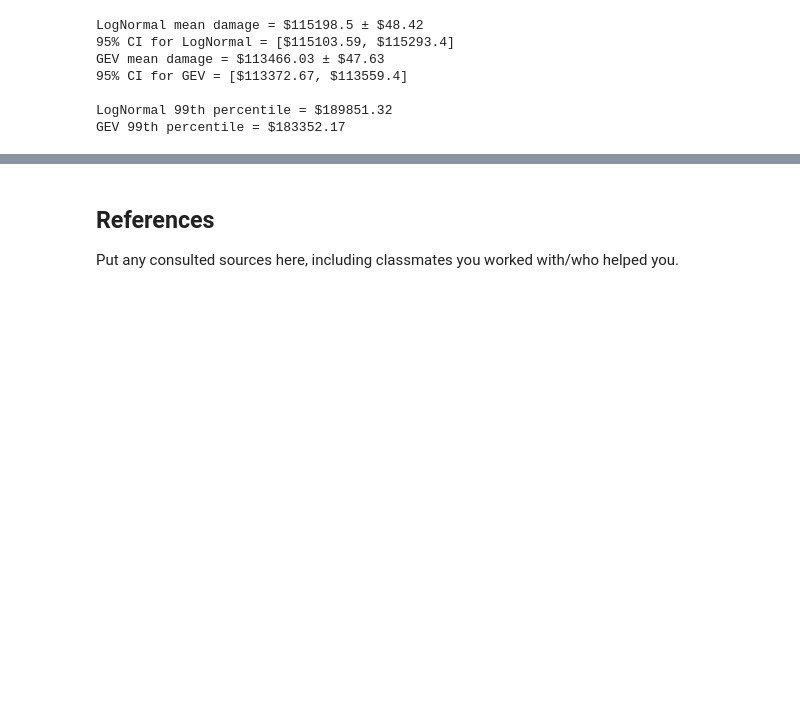
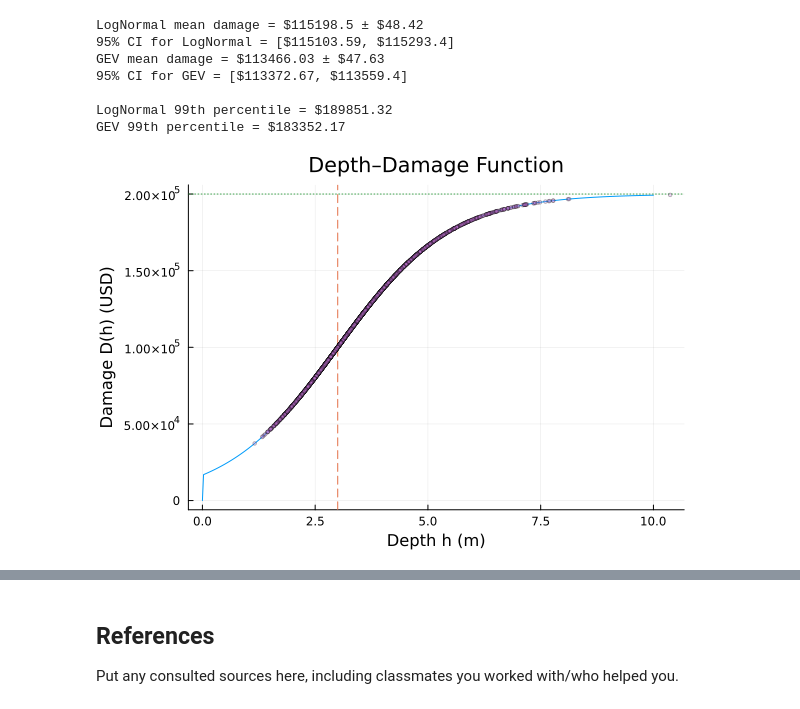
Before and after one commit to BEE4750-FA25/lab-2-reginavelasco, a Jupyter notebook: lab02.ipynb, the cells around one changed output, grey strips where cells are left out. Cells and saved outputs as stored; diff of their text form; code cells hidden in the pictures; blank space fills up the shorter version.

```diff
--- a/lab02.ipynb
+++ b/lab02.ipynb
@@ -287,4 +264,28 @@ GEV mean damage = $113466.03 ± $47.63
 
 LogNormal 99th percentile = $189851.32
 GEV 99th percentile = $183352.17
+# %%
+using Plots
+
+# parameters
+L  = 200_000.0
+k  = 0.8
+h0 = 3.0
+
+# depth → damage
+damage(h) = h > 0 ? L / (1 + exp(-k*(h - h0))) : 0.0
+
+# grid and plot
+hgrid = range(0, 10; length=400)
+plot(hgrid, damage.(hgrid);
+     xlabel="Depth h (m)", ylabel="Damage D(h) (USD)",
+     title="Depth–Damage Function", legend=false)
+
+# (optional) show inflection and cap
+vline!([h0], ls=:dash)
+hline!([L],  ls=:dot)
+
+scatter!(ln_samples[1:4000], ln_dmg[1:4000]; ms=2, alpha=0.3)
+# %% [output]
+[figure, added]
 # %% [markdown]
```
Also changed, not shown: parts of 3 cells of this notebook.
